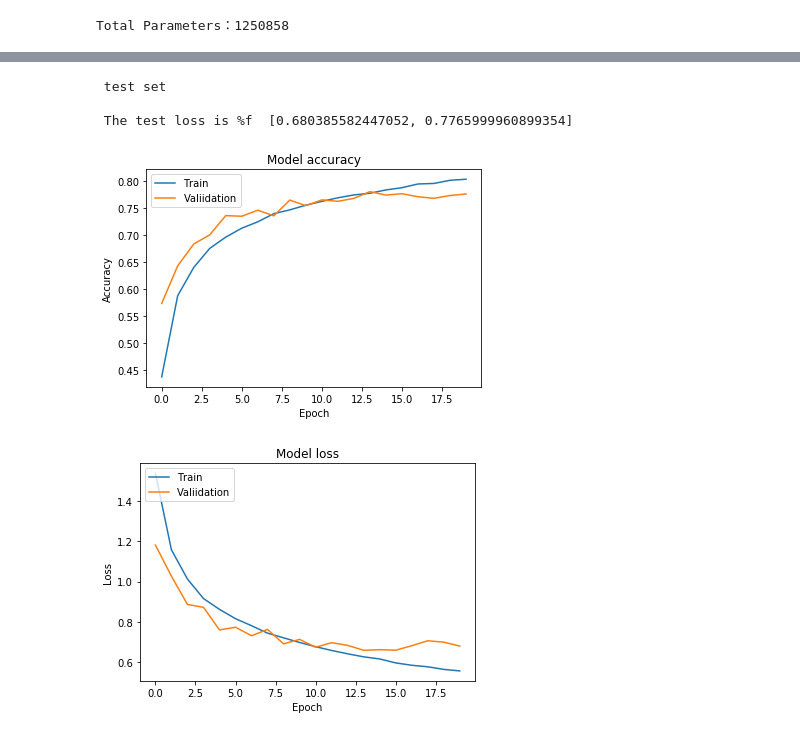
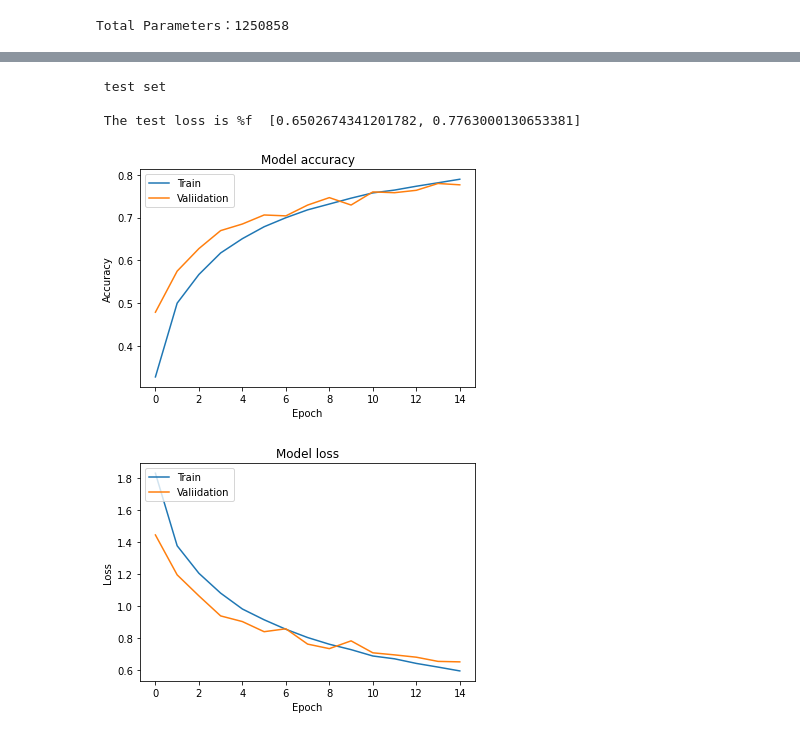
Before and after one commit to amonre1008/4th-ML100Days, a Jupyter notebook: homework/Day_076_Optimizer_HW.ipynb, the cells around one changed output, grey strips where cells are left out. Drawn from its saved outputs; the diff is of its cells as text; code cells hidden in the pictures.

```diff
--- a/homework/Day_076_Optimizer_HW.ipynb
+++ b/homework/Day_076_Optimizer_HW.ipynb
@@ -34,9 +32,9 @@ sess = tf.Session(config=tf.ConfigProto(gpu_options=gpu_options))
 
 '''
 
-batch_size = 32
+batch_size = 64
 num_classes = 10
-epochs = 20
+epochs = 15
 data_augmentation = True
 num_predictions = 20
 save_dir = os.path.join(os.getcwd(), 'saved_models')
@@ -119,14 +110,14 @@ Non-trainable params: 0
 _________________________________________________________________
 # %%
 #第三步編譯
- '''
+'''
  SGD(隨機梯度下降) - Arguments
 lr: float >= 0. Learning rate.
 momentum: float >= 0. Parameter that accelerates SGD in the relevant direction and dampens oscillations.
 decay: float >= 0. Learning rate decay over each update.
 nesterov: boolean. Whether to apply Nesterov momentum.
 '''
-model.compile(optimizer = 'sgd', loss = 'categorical_crossentropy', metrics = ['accuracy'])
+
 '''
 RMSprop- Arguments
 lr: float >= 0. Learning rate.
@@ -134,13 +125,10 @@ rho: float >= 0.
 epsilon: float >= 0. Fuzz factor. If None, defaults to K.epsilon().
 decay: float >= 0. Learning rate decay over each update.
 '''
-model.compile(optimizer = 'adam', loss = 'categorical_crossentropy', metrics = ['accuracy'])
-'''
-Example:
+
 opt = optimizers.SGD(lr=0.01, decay=1e-6, momentum=0.9, nesterov=True)
 
-'''
-model.compile(optimizer = 'rmsprop', loss = 'categorical_crossentropy', metrics = ['accuracy'])
+model.compile(optimizer = opt, loss = 'categorical_crossentropy', metrics = ['accuracy'])
 # %%
 # 資料正規化
 x_train = x_train.astype('float32')
@@ -265,28 +253,28 @@ true_num = numpy.sum(result_bool)
 # %% [output]
  test set
 
- The test loss is %f  [0.680385582447052, 0.7765999960899354]
+ The test loss is %f  [0.6502674341201782, 0.7763000130653381]
 # %%
 import matplotlib.pyplot as plt
 %matplotlib inline
 
 # Plot training & validation accuracy values
-plt.plot(history.history['acc'])
-plt.plot(history.history['val_acc'])
+plt.plot(history.history['accuracy'])
+plt.plot(history.history['val_accuracy'])
 plt.title('Model accuracy')
 plt.ylabel('Accuracy')
 plt.xlabel('Epoch')
 plt.legend(['Train', 'Valiidation'], loc='upper left')
 plt.show()
 
 # Plot training & validation loss values
 plt.plot(history.history['loss'])
 plt.plot(history.history['val_loss'])
 plt.title('Model loss')
 plt.ylabel('Loss')
 plt.xlabel('Epoch')
 plt.legend(['Train', 'Valiidation'], loc='upper left')
 plt.show()
 # %% [output]
-[figure, old version]
+[figure, new version]
-[figure, old version]
+[figure, new version]
```
Also changed, not shown: parts of 5 cells of this notebook, 1 other file.
